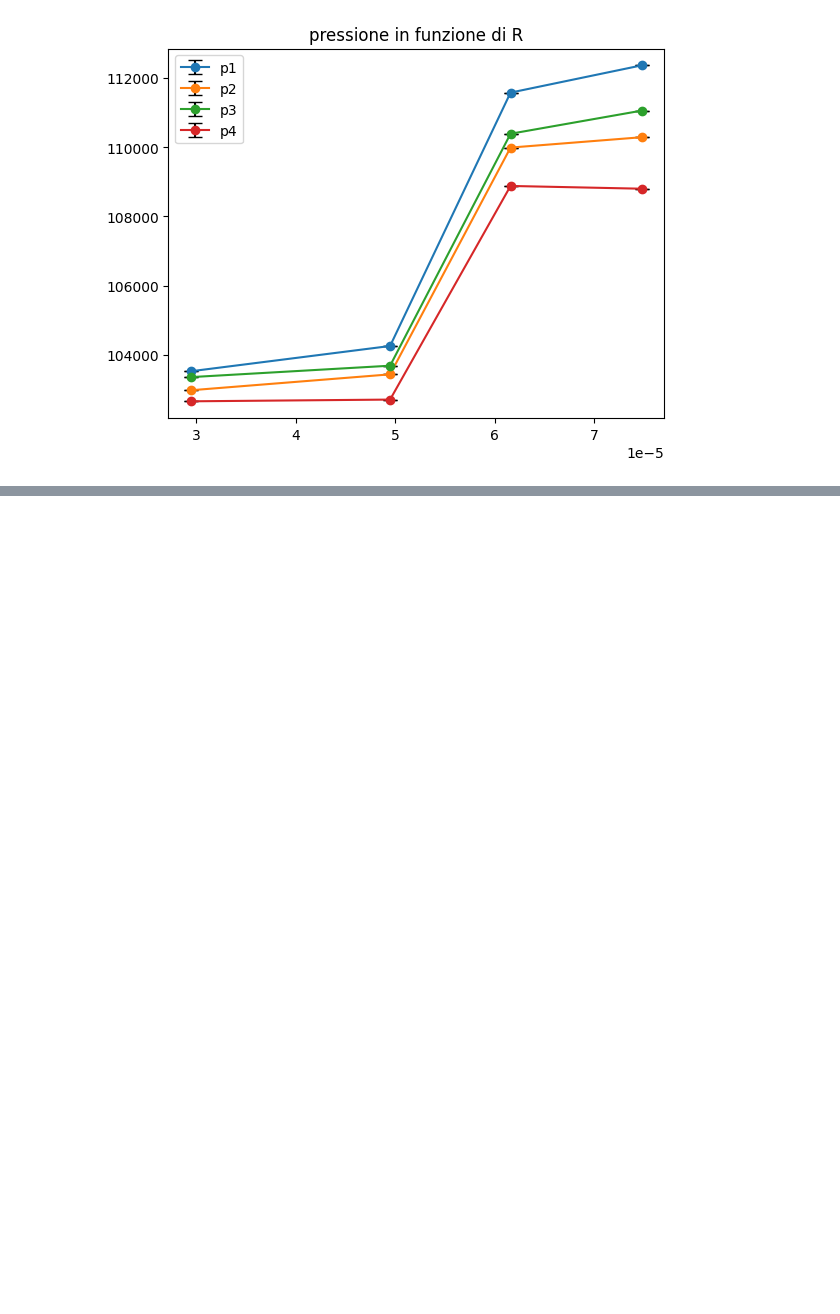
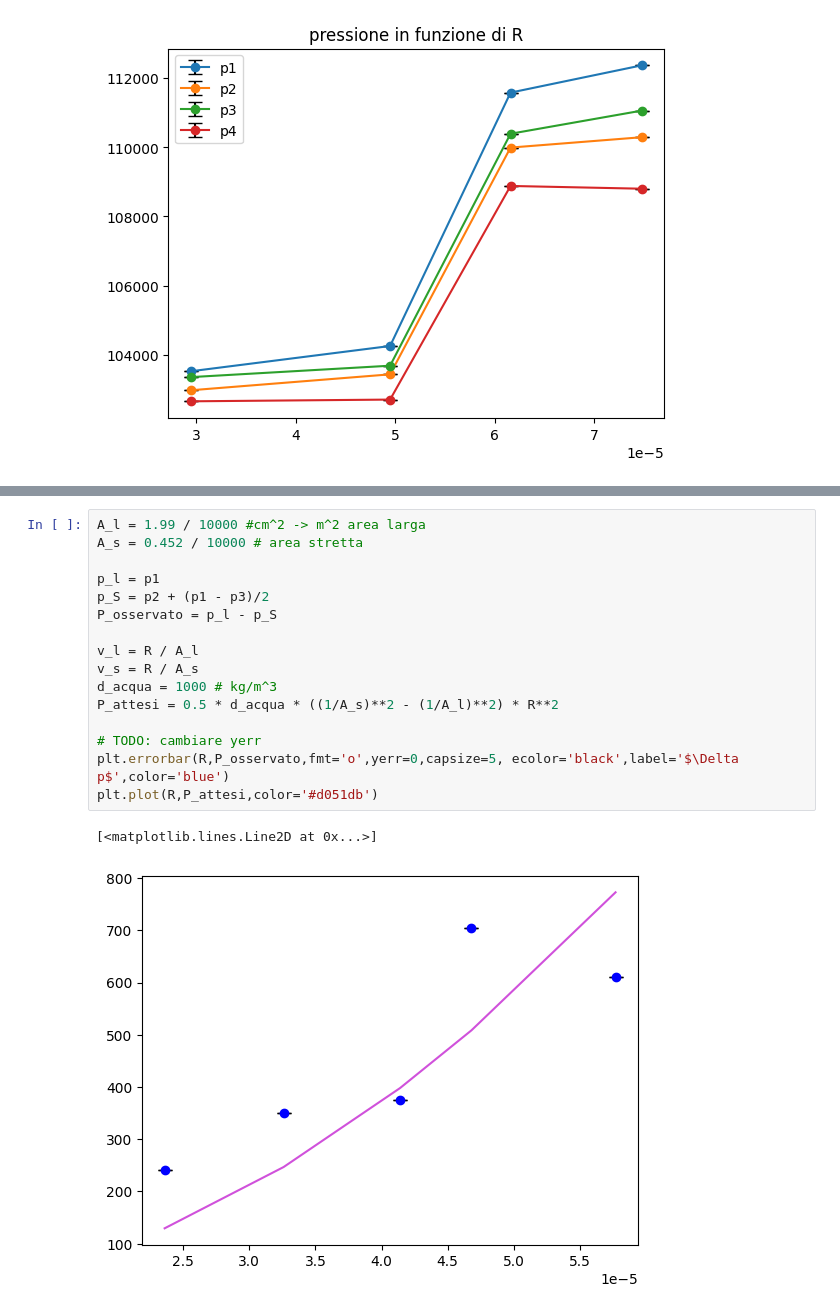
Before and after one commit to CarminatiGiovanni/LaboratorioFisica1, a Jupyter notebook: VENTURI/acqua.ipynb, the cells around one changed output, grey strips where cells are left out. Drawn from its saved outputs; the diff is of its cells as text; blank space fills up the shorter version.

```diff
--- a/VENTURI/acqua.ipynb
+++ b/VENTURI/acqua.ipynb
@@ -26,0 +56,19 @@ plt.legend()
+# %%
+A_l = 1.99 / 10000 #cm^2 -> m^2 area larga
+A_s = 0.452 / 10000 # area stretta
+
+p_l = p1
+p_S = p2 + (p1 - p3)/2
+P_osservato = p_l - p_S
+
+v_l = R / A_l
+v_s = R / A_s
+d_acqua = 1000 # kg/m^3
+P_attesi = 0.5 * d_acqua * ((1/A_s)**2 - (1/A_l)**2) * R**2
+
+# TODO: cambiare yerr
+plt.errorbar(R,P_osservato,fmt='o',yerr=0,capsize=5, ecolor='black',label='$\Delta p$',color='blue')
+plt.plot(R,P_attesi,color='#d051db')
+# %% [output]
+[<matplotlib.lines.Line2D at 0x...>]
+[figure, added]
```
Also changed, not shown: parts of 3 cells of this notebook, 4 other files.
